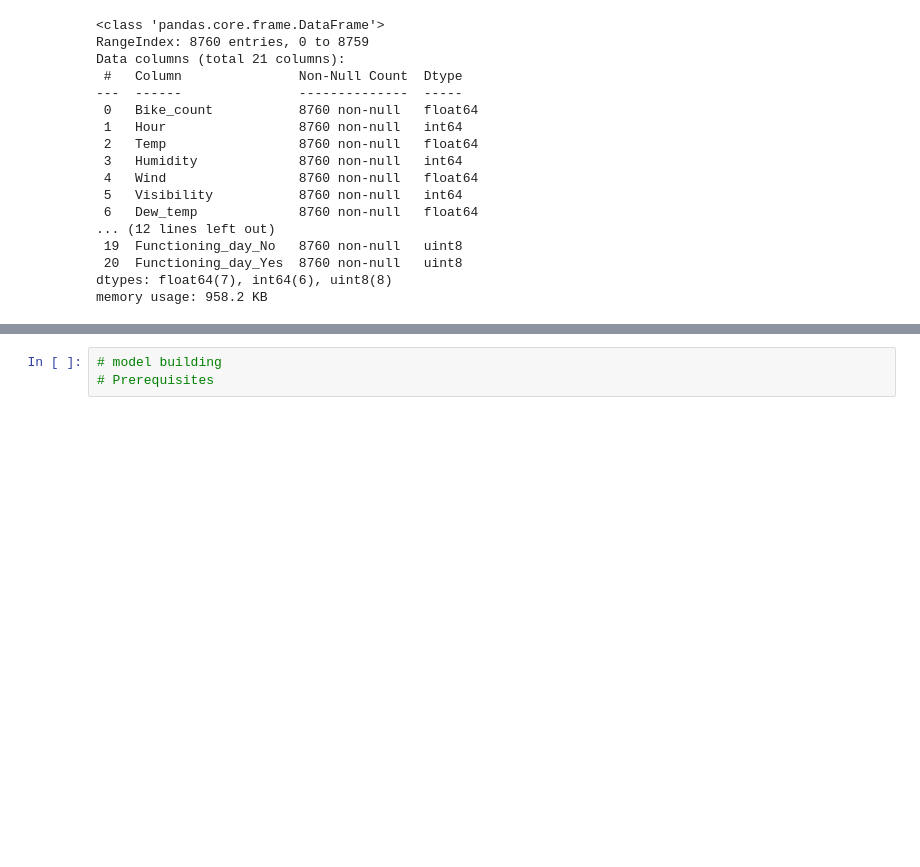
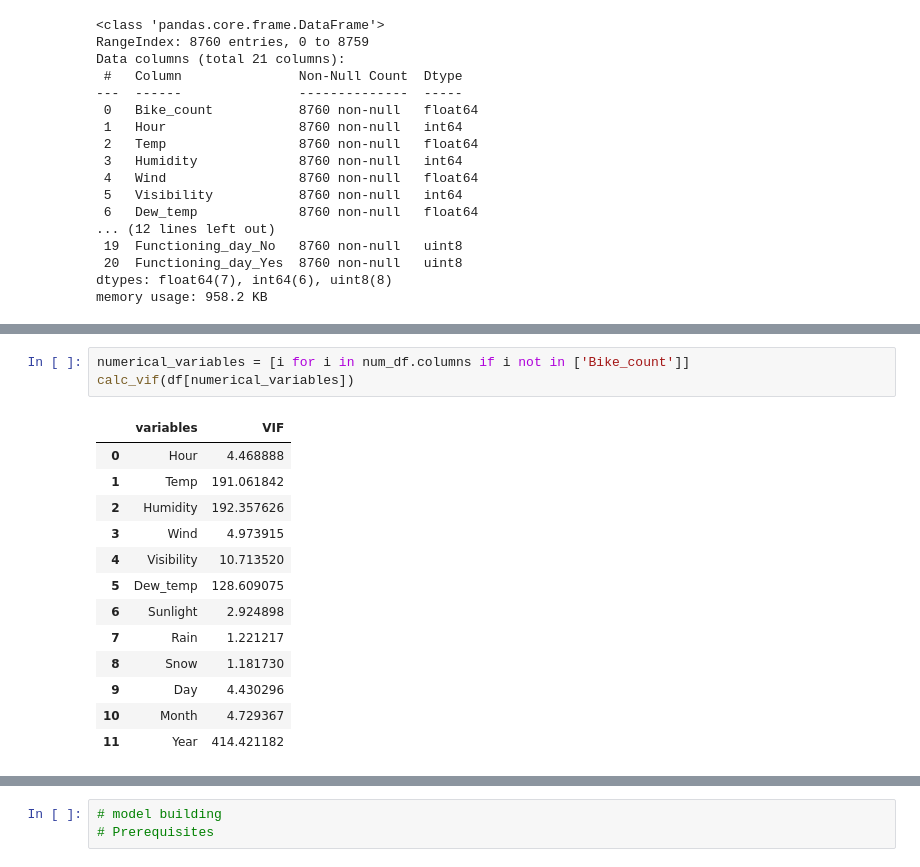
Before and after one commit to firaz-thakur/SEOUL-BIKE-SHARING-DEMAND-PREDICTION, a Jupyter notebook: Supervised_ML_Regression_Project.ipynb, the cells around one changed output, grey strips where cells are left out. Cells and saved outputs as stored; diff of their text form; blank space fills up the shorter version.

```diff
--- a/Supervised_ML_Regression_Project.ipynb
+++ b/Supervised_ML_Regression_Project.ipynb
@@ -630,0 +683,17 @@ plt.tight_layout() '''
+# %%
+numerical_variables = [i for i in num_df.columns if i not in ['Bike_count']]
+calc_vif(df[numerical_variables])
+# %% [output]
+|  | variables | VIF |
+| 0 | Hour | 4.468888 |
+| 1 | Temp | 191.061842 |
+| 2 | Humidity | 192.357626 |
+| 3 | Wind | 4.973915 |
+| 4 | Visibility | 10.713520 |
+| 5 | Dew_temp | 128.609075 |
+| 6 | Sunlight | 2.924898 |
+| 7 | Rain | 1.221217 |
+| 8 | Snow | 1.181730 |
+| 9 | Day | 4.430296 |
+| 10 | Month | 4.729367 |
+| 11 | Year | 414.421182 |
```
Also changed, not shown: parts of 21 cells of this notebook.
